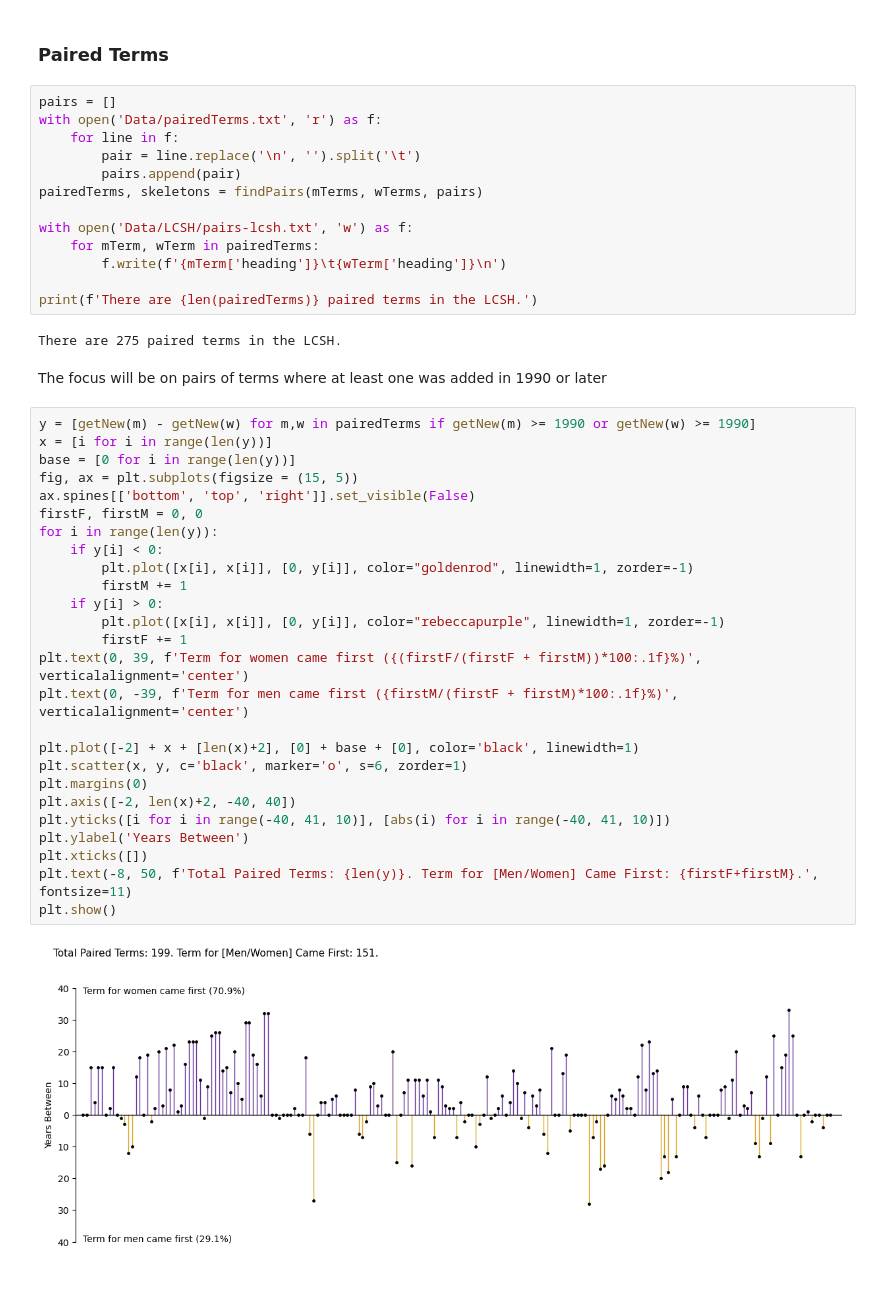
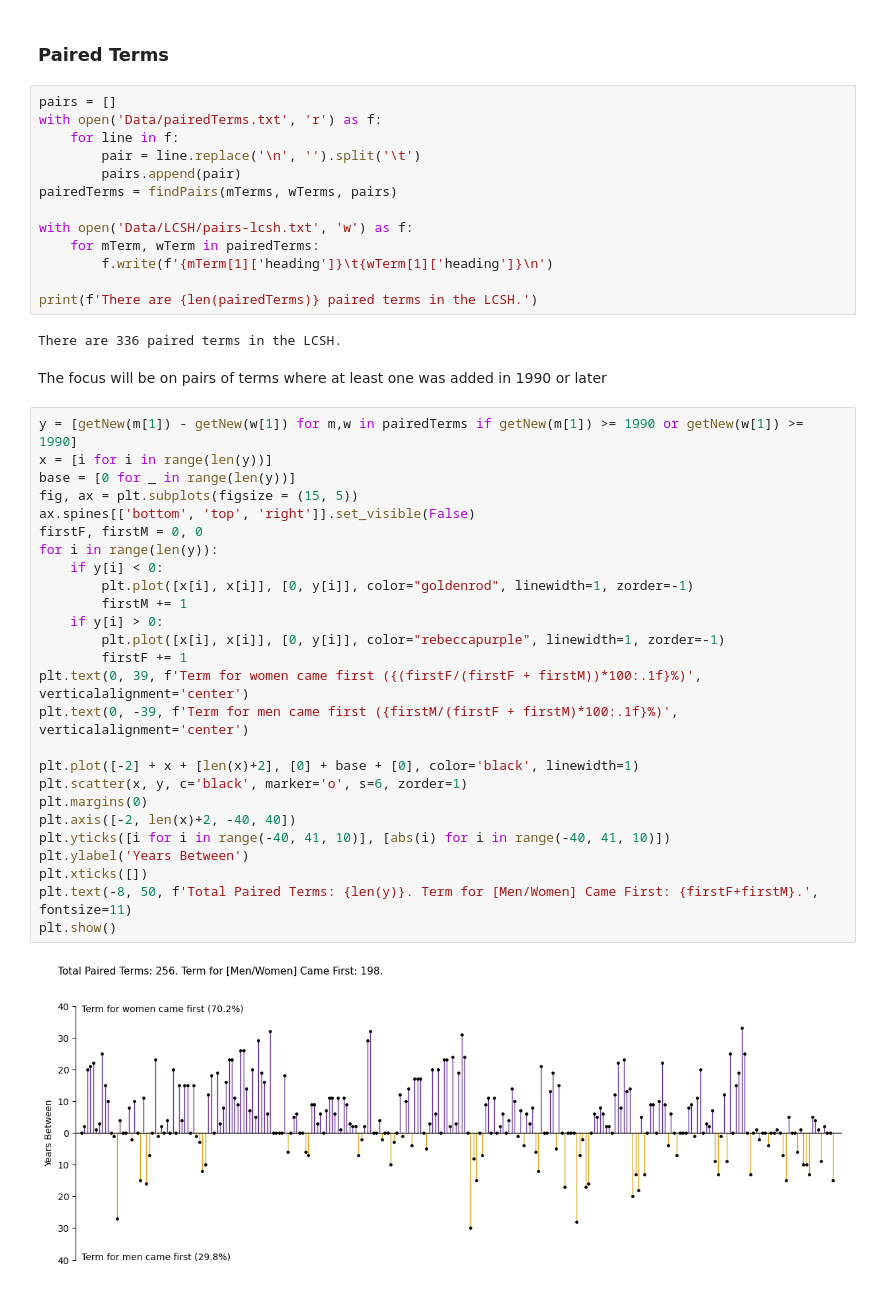
Before and after one commit to katie-warburton/Gender-in-the-LCSH, a Jupyter notebook: LCSHs & Gender.ipynb, the cells around one changed output. Cells and saved outputs as stored; diff of their text form.

```diff
--- a/LCSHs & Gender.ipynb
+++ b/LCSHs & Gender.ipynb
@@ -628,42 +707,42 @@ with open('Data/pairedTerms.txt', 'r') as f:
     for line in f:
         pair = line.replace('\n', '').split('\t')
         pairs.append(pair)
-pairedTerms, skeletons = findPairs(mTerms, wTerms, pairs)
+pairedTerms = findPairs(mTerms, wTerms, pairs)
 
 with open('Data/LCSH/pairs-lcsh.txt', 'w') as f:
     for mTerm, wTerm in pairedTerms:
-        f.write(f'{mTerm['heading']}\t{wTerm['heading']}\n')
+        f.write(f'{mTerm[1]['heading']}\t{wTerm[1]['heading']}\n')
 
 print(f'There are {len(pairedTerms)} paired terms in the LCSH.')
 # %% [output]
-There are 275 paired terms in the LCSH.
+There are 336 paired terms in the LCSH.
 # %% [markdown]
 The focus will be on pairs of terms where at least one was added in 1990 or later
 # %%
-y = [getNew(m) - getNew(w) for m,w in pairedTerms if getNew(m) >= 1990 or getNew(w) >= 1990]
+y = [getNew(m[1]) - getNew(w[1]) for m,w in pairedTerms if getNew(m[1]) >= 1990 or getNew(w[1]) >= 1990]
 x = [i for i in range(len(y))]
-base = [0 for i in range(len(y))]
+base = [0 for _ in range(len(y))]
 fig, ax = plt.subplots(figsize = (15, 5))
 ax.spines[['bottom', 'top', 'right']].set_visible(False)
 firstF, firstM = 0, 0
 for i in range(len(y)):
     if y[i] < 0:
         plt.plot([x[i], x[i]], [0, y[i]], color="goldenrod", linewidth=1, zorder=-1)
         firstM += 1
     if y[i] > 0:
         plt.plot([x[i], x[i]], [0, y[i]], color="rebeccapurple", linewidth=1, zorder=-1)
         firstF += 1
 plt.text(0, 39, f'Term for women came first ({(firstF/(firstF + firstM))*100:.1f}%)', verticalalignment='center')
 plt.text(0, -39, f'Term for men came first ({firstM/(firstF + firstM)*100:.1f}%)', verticalalignment='center')
 
 plt.plot([-2] + x + [len(x)+2], [0] + base + [0], color='black', linewidth=1)
 plt.scatter(x, y, c='black', marker='o', s=6, zorder=1)
 plt.margins(0)
 plt.axis([-2, len(x)+2, -40, 40])
 plt.yticks([i for i in range(-40, 41, 10)], [abs(i) for i in range(-40, 41, 10)])
 plt.ylabel('Years Between')
 plt.xticks([])
 plt.text(-8, 50, f'Total Paired Terms: {len(y)}. Term for [Men/Women] Came First: {firstF+firstM}.', fontsize=11)
 plt.show()
 # %% [output]
-[figure, old version]
+[figure, new version]
```
Also changed, not shown: parts of 29 cells of this notebook, 10 other files.
